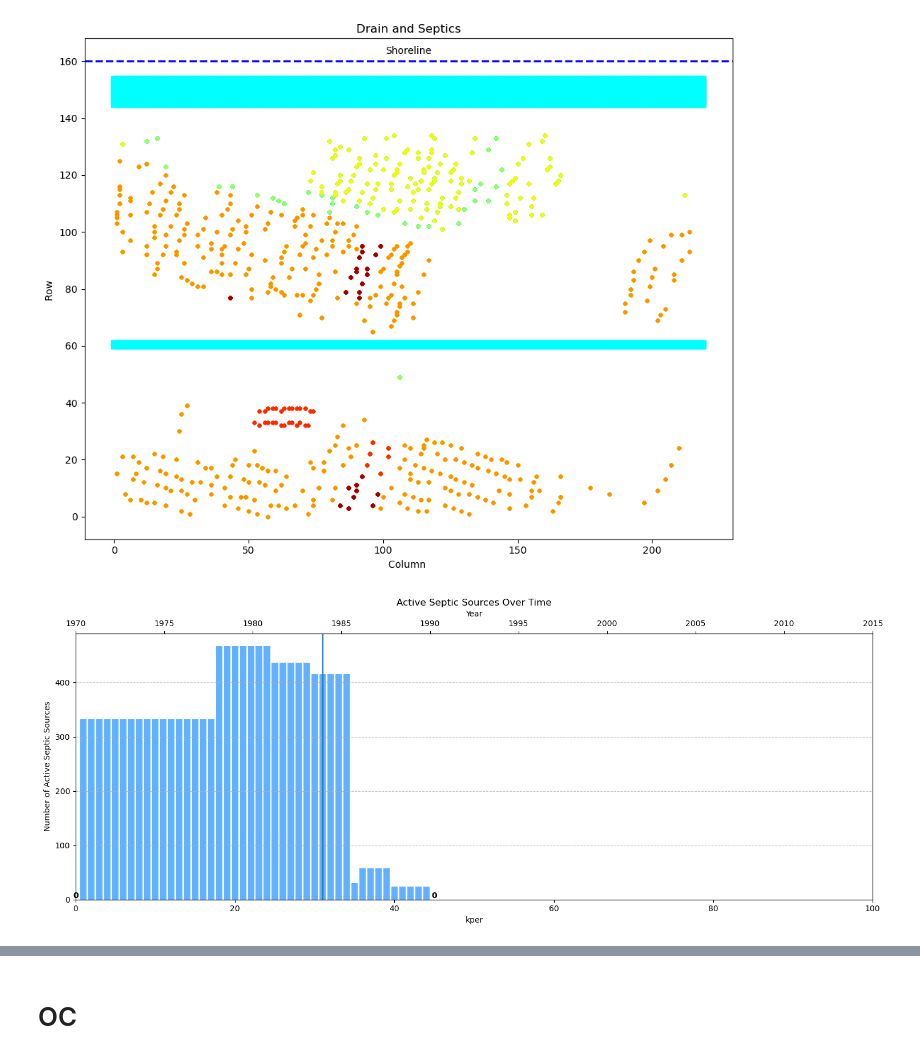
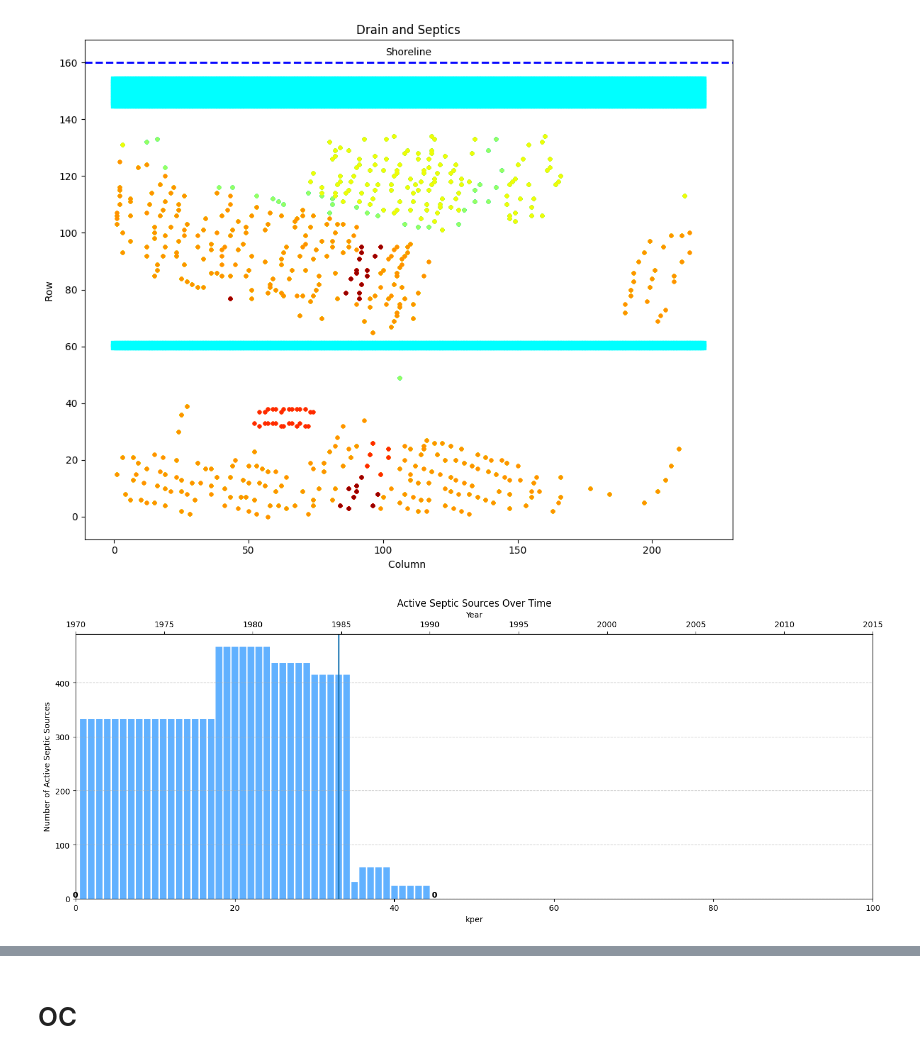
Before and after one commit to Shuyang-Wang/wasaga_model, a Jupyter notebook: wasaga_3d/v2_run_wasaga_3d -mac.ipynb, the cells around one changed output, grey strips where cells are left out. Saved outputs shown, nothing was run; the diff lists cells and outputs as text; code cells hidden in the pictures.

```diff
--- a/wasaga_3d/v2_run_wasaga_3d -mac.ipynb
+++ b/wasaga_3d/v2_run_wasaga_3d -mac.ipynb
@@ -354,6 +354,8 @@ plt.show()
 [figure]
 # %% [markdown]
 # RCH
+# %%
+septic_gw_flux = 0.51 #  0.51m3/D per septic system
 # %% [markdown]
 ### Test data
 # %%
@@ -461,7 +463,7 @@ for index, row in df.iterrows():
             rch_dict[year_key] = np.full((nrow, ncol), 0.00013, dtype=float)
 
         # Update the recharge rate at the septic location
-        rch_dict[year_key][row_index, col_index] = 0.51 / delr / delc
+        rch_dict[year_key][row_index, col_index] = septic_gw_flux / delr / delc
 
     # Ensure the septic is turned off after its end year
     if end_key + 1 not in rch_dict:
@@ -555,37 +557,37 @@ import numpy as np
 
 
 # Calculate and plot in a compact form
-kpers, active_septics = zip(*sorted((year_key, np.sum(rech >= 0.51 / delr / delc)) for year_key, rech in rch_dict.items()))
+kpers, active_septics = zip(*sorted((year_key, np.sum(rech >= septic_gw_flux / delr / delc)) for year_key, rech in rch_dict.items()))
 
 fig, ax1 = plt.subplots(figsize=(15, 6))
 bars = ax1.bar(kpers, active_septics, color='dodgerblue', alpha=0.7)
 
 ax1.set(xlabel='kper', ylabel='Number of Active Septic Sources', title='Active Septic Sources Over Time')
 ax1.grid(axis='y', linestyle='--', alpha=0.7)
-plt.axvline(x=31)
+plt.axvline(x=33)
 
 # Adding secondary x-axis on top
 ax2 = ax1.twiny()  # Create a twin Axes sharing the y-axis
 
 # Decide on the number of ticks: for example, one tick every 5 ticks from the original x-axis
 tick_spacing = 5
 selected_ticks = kpers[::tick_spacing]
 selected_labels = [str(x + model_begin_year) for x in selected_ticks]
 ax1.set_xlim(0,nper)
 
 ax2.set_xticks(selected_ticks)
 ax2.set_xticklabels(selected_labels)
 ax2.set_xlabel('Year')  # Set label for the secondary x-axis
 
 # Annotate bars with values
 for bar, val in zip(bars, active_septics):
     if val == 0:
         ax1.text(bar.get_x() + bar.get_width() / 2, bar.get_height(), str(val), ha='center', va='bottom', fontsize=10, fontweight='bold')
 
 plt.tight_layout()
 plt.show()
 # %% [output]
-[figure, old version]
+[figure, new version]
 # %%
 import matplotlib.pyplot as plt
 
```
Also changed, not shown: parts of 8 cells of this notebook.
